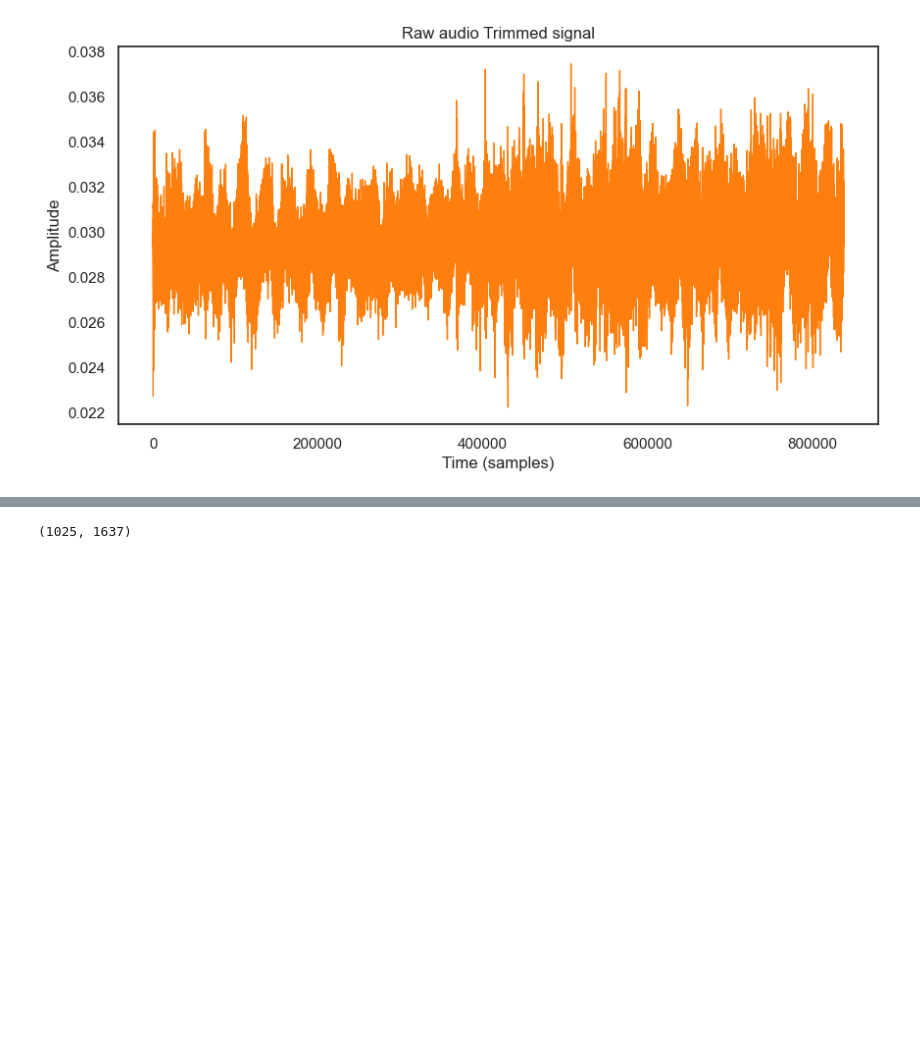
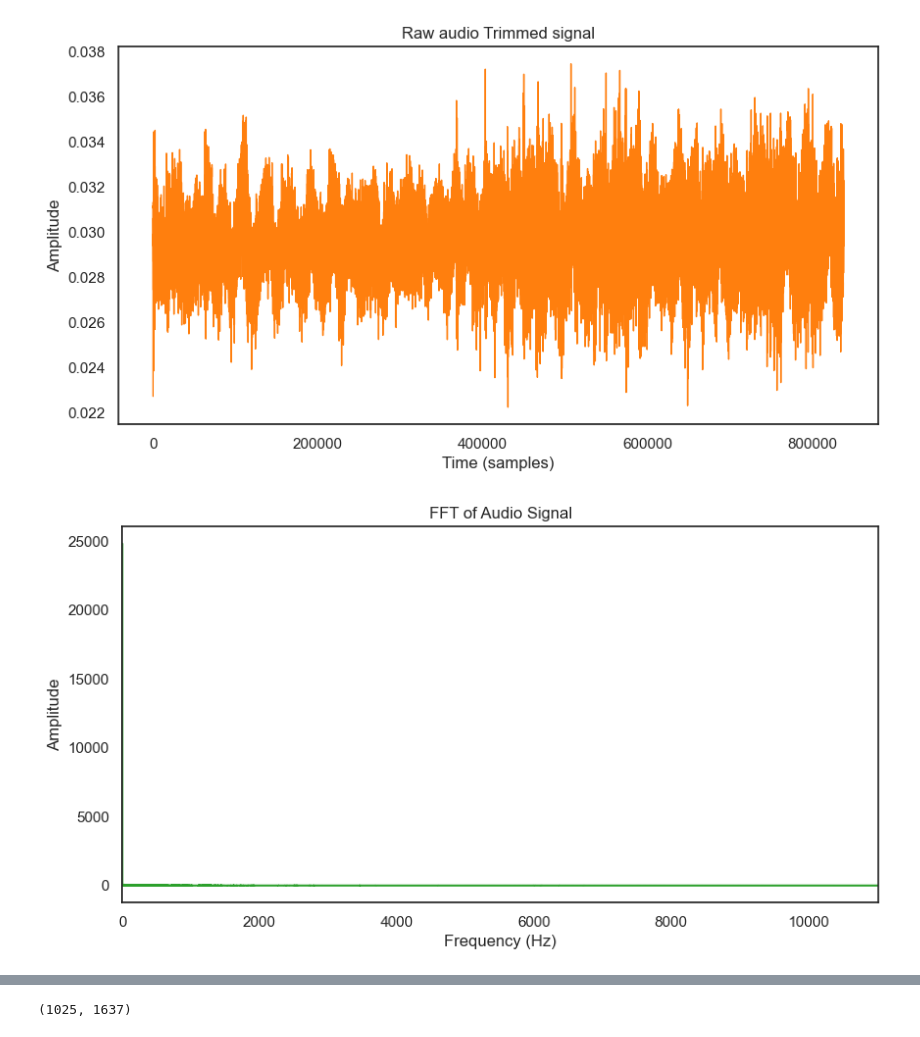
Before and after one commit to sakshiigdtuw/Platform-Identification-System-using-Acoustic-Signature, a Jupyter notebook: Platform Identification System using Acoustic Signature.ipynb, the cells around one changed output, grey strips where cells are left out. Cells and saved outputs as stored; diff of their text form; code cells hidden in the pictures; blank space fills up the shorter version.

```diff
--- a/Platform Identification System using Acoustic Signature.ipynb
+++ b/Platform Identification System using Acoustic Signature.ipynb
@@ -137,0 +131,21 @@ plt.show()
+# %%
+# Compute the Fast Fourier Transform (FFT) of the audio signal
+# This will convert the time-domain signal into the frequency domain.
+# The FFT is a powerful algorithm to compute the Discrete Fourier Transform (DFT) and its inverse.
+fft_vals = np.fft.fft(y)
+fft_freq = np.fft.fftfreq(len(fft_vals), 1/sr)
+
+# Only take the positive frequencies
+pos_mask = fft_freq >= 0
+fft_freq = fft_freq[pos_mask]
+fft_power = np.abs(fft_vals[pos_mask])
+
+plt.figure(figsize=(10, 5))
+plt.plot(fft_freq, fft_power, color=color_pal[2])
+plt.title('FFT of Audio Signal')
+plt.xlabel('Frequency (Hz)')
+plt.ylabel('Amplitude')
+plt.xlim([0, sr/2])
+plt.show()
+# %% [output]
+[figure, added]
```
Also changed, not shown: parts of 4 cells of this notebook.
